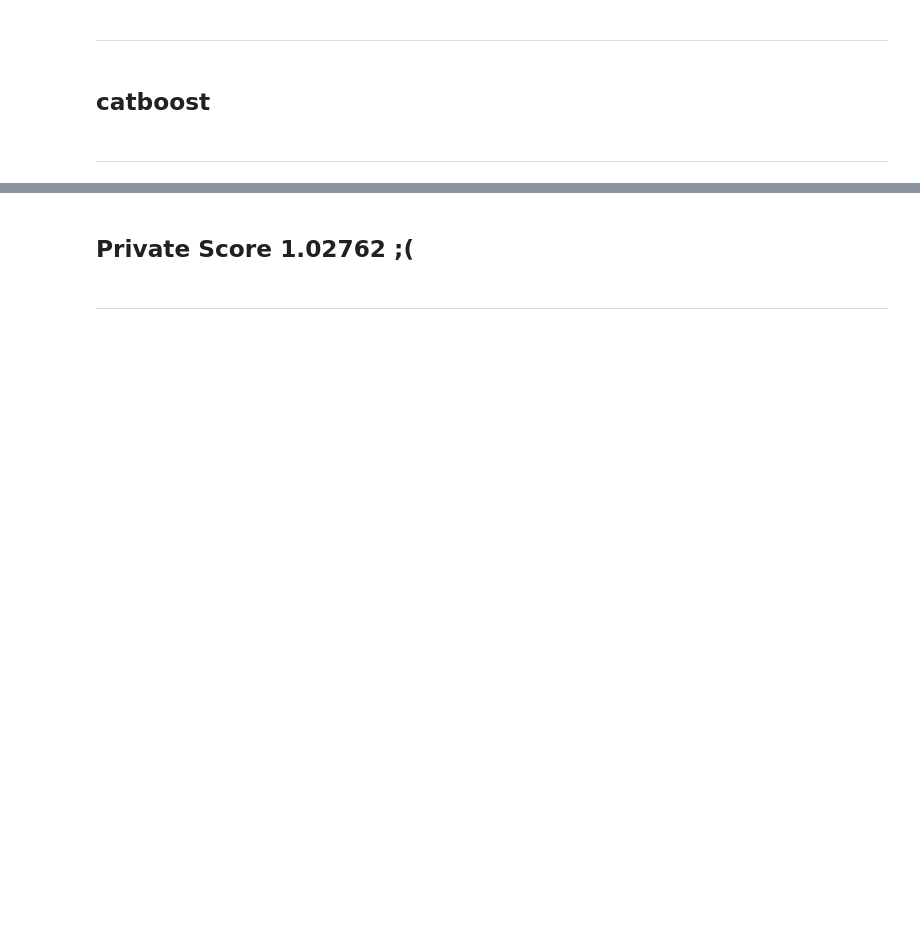
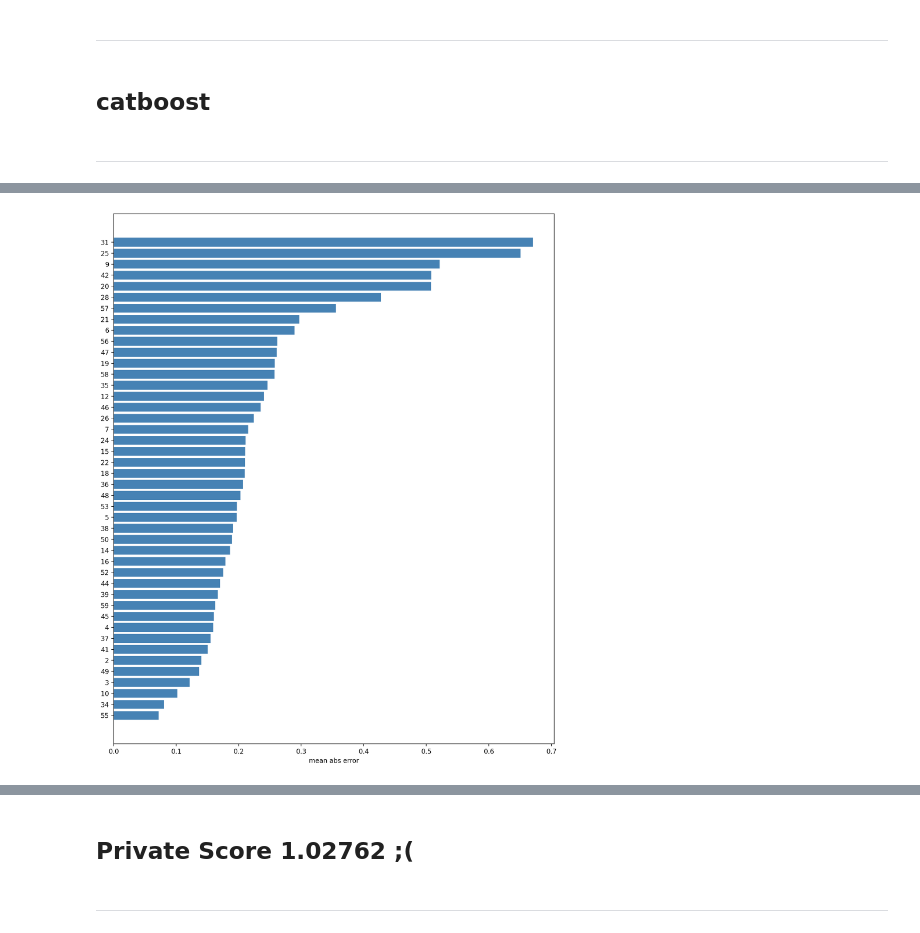
Before and after one commit to FilFilimono/innowise-projects, a Jupyter notebook: BaseLine/baseline.ipynb, the cells around one changed output, grey strips where cells are left out. Cells and saved outputs as stored; diff of their text form; code cells hidden in the pictures; blank space fills up the shorter version.

```diff
--- a/BaseLine/baseline.ipynb
+++ b/BaseLine/baseline.ipynb
@@ -126,0 +259,10 @@ CatBoost Validation RMSE: 0.6604
+# %%
+shop_abs = val_df.groupby("shop_id")["abs_error"].mean().sort_values(ascending=False)
+# %%
+plt.figure(figsize=(10, 12), dpi=200)
+plt.barh(shop_abs.index.astype(str), shop_abs.values, color="steelblue")
+plt.gca().invert_yaxis()
+plt.xlabel("mean abs error")
+plt.tight_layout()
+# %% [output]
+[figure, added]
```
Also changed, not shown: parts of 55 cells of this notebook, 6 other files.
